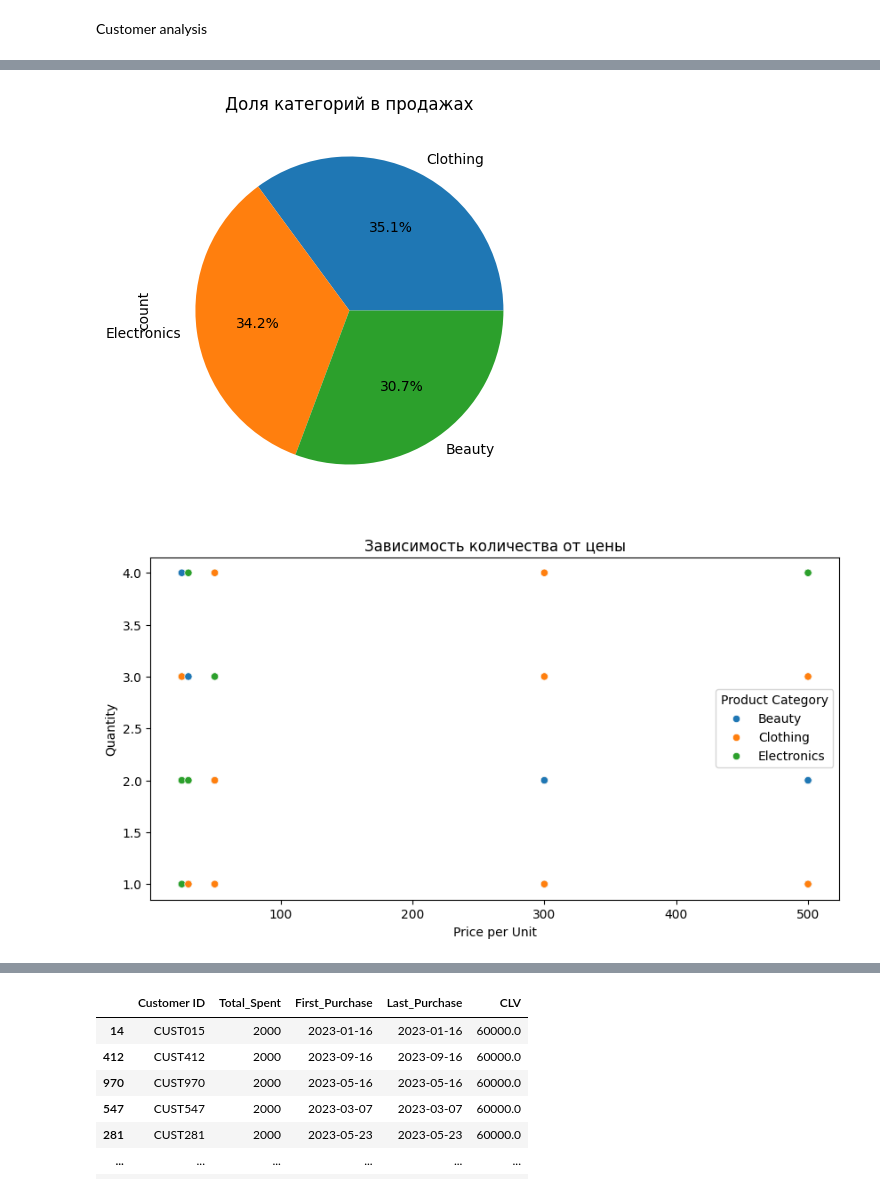
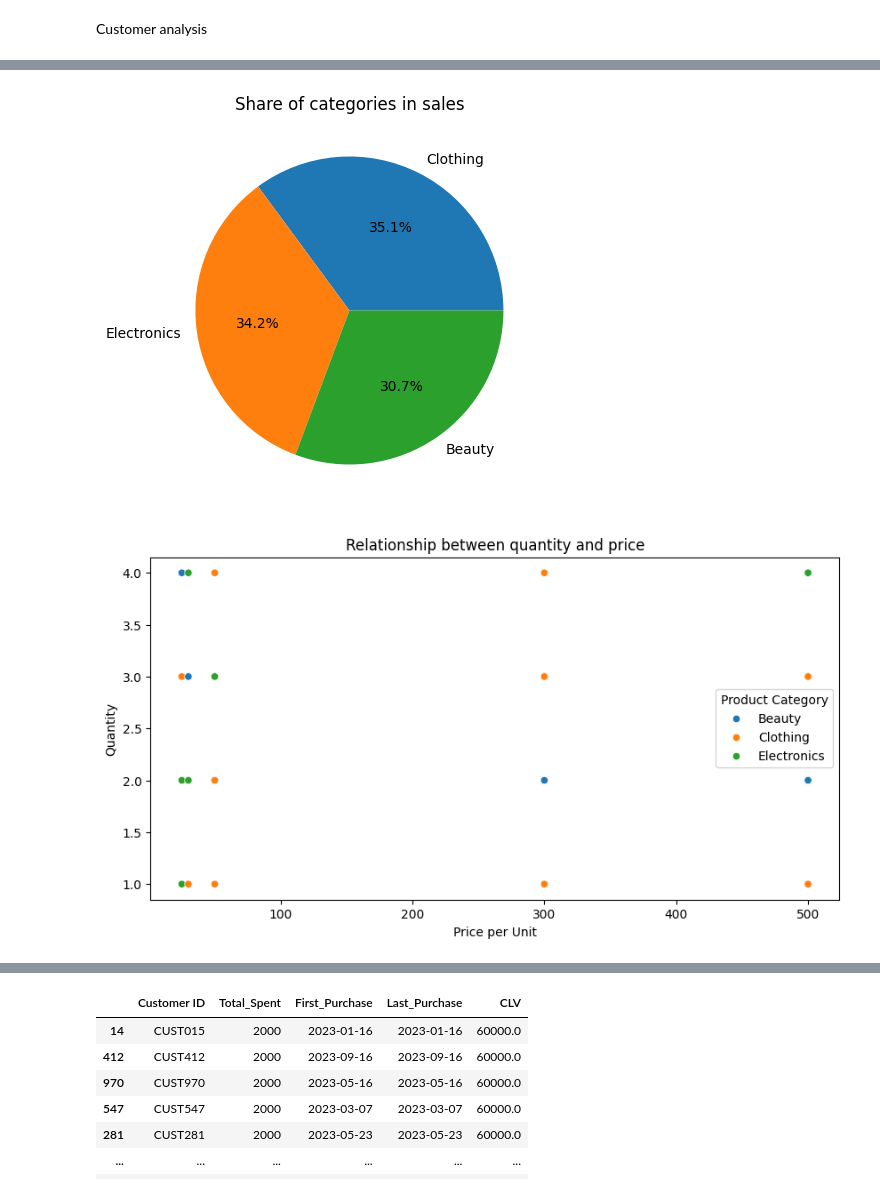
Before and after one commit to theyuriio/Data-Analyst-Project, a Jupyter notebook: Finall python porfolio project.ipynb, the cells around one changed output, grey strips where cells are left out. Drawn from its saved outputs; the diff is of its cells as text; code cells hidden in the pictures.

```diff
--- a/Finall python porfolio project.ipynb
+++ b/Finall python porfolio project.ipynb
@@ -156,19 +155,20 @@ plt.show()
 # %%
-# 1. Топ товаров по количеству продаж
+# 1. Top products by number of sales
 top_products = df['Product Category'].value_counts().head(3)
 plt.figure(figsize=(10, 5))
 top_products.plot(kind='pie', autopct='%1.1f%%')
-plt.title('Доля категорий в продажах')
+plt.title('Share of categories in sales')
+plt.ylabel('')
 plt.show()
 
-# 2. Соотношение цены и количества
+# 2. Price/quantity ratio
 plt.figure(figsize=(10, 5))
 sns.scatterplot(data=df, x='Price per Unit', y='Quantity', hue='Product Category')
-plt.title('Зависимость количества от цены')
+plt.title('Relationship between quantity and price')
 plt.show()
 # %% [output]
-[figure, old version]
+[figure, new version]
-[figure, old version]
+[figure, new version]
 # %%
 df['Day_of_Week'] = df['Date'].dt.day_name()
 day_order = ['Monday', 'Tuesday', 'Wednesday', 'Thursday', 'Friday', 'Saturday', 'Sunday']
```
Also changed, not shown: parts of 13 cells of this notebook.
